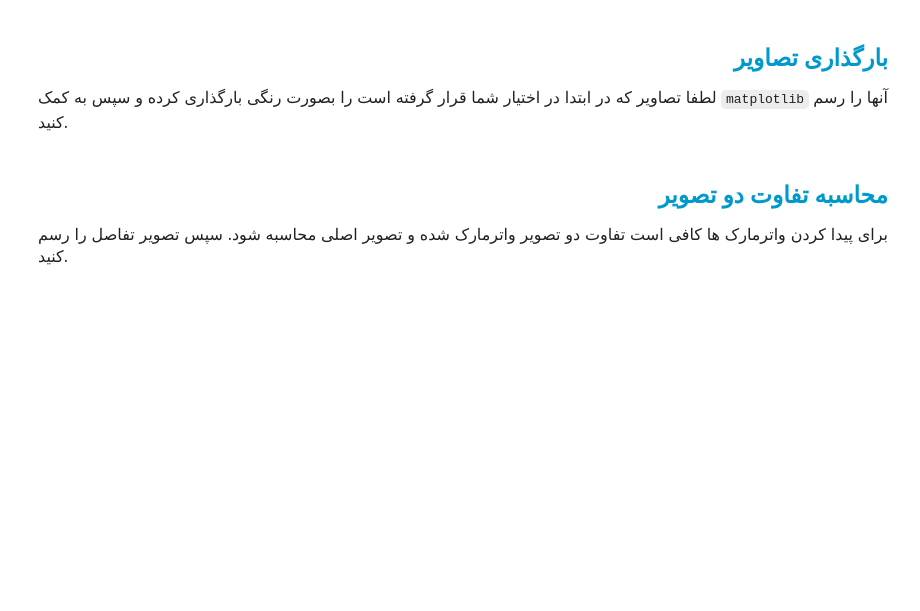
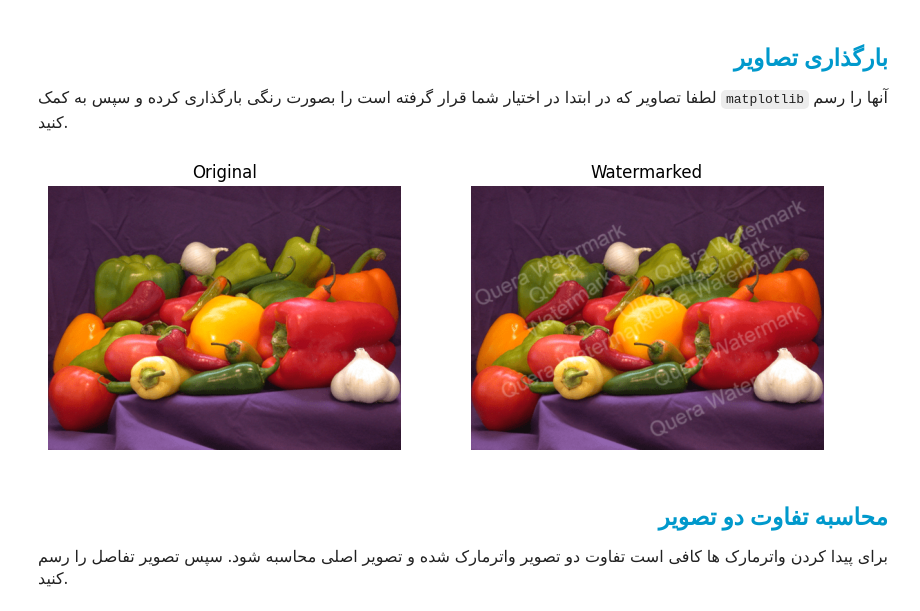
Before and after one commit to mahajialirezaei/Watermark---opencv, a Jupyter notebook: Code/NoteBook.ipynb, the cells around one changed output. Saved outputs shown, nothing was run; the diff lists cells and outputs as text; code cells hidden in the pictures; blank space fills up the shorter version.

Commit message:
load and show pictures

```diff
--- a/Code/NoteBook.ipynb
+++ b/Code/NoteBook.ipynb
@@ -43,17 +43,29 @@ import cv2
 </p>
 # %%
 # Load the original image
-original = ...
+original = cv2.imread('../Data/ori.png')
 # Load the watermarked image
-watermarked = ...
+watermarked = cv2.imread('../Data/wa.png')
+#
 
-# Show two loaded image in a row in one figure
+original = cv2.cvtColor(original, cv2.COLOR_BGR2RGB)
+watermarked = cv2.cvtColor(watermarked, cv2.COLOR_BGR2RGB)
+# # Show two loaded image in a row in one figure
 plt.figure(figsize=(10, 5))
-.
-.
-.
-.
+plt.subplot(1, 2, 1)
+plt.imshow(original)
+plt.title('Original')
+plt.axis('off')
+
+plt.subplot(1, 2, 2)
+plt.imshow(watermarked)
+plt.title('Watermarked')
+plt.axis('off')
+# print(original)
+# print(watermarked)
 plt.show()
+# %% [output]
+[figure, added]
 # %% [markdown]
 <h2 align=right style="line-height:200%;font-family:vazir;color:#0099cc">
 <font face="vazir" color="#0099cc">
```
Also changed, not shown: parts of 1 cell of this notebook.
